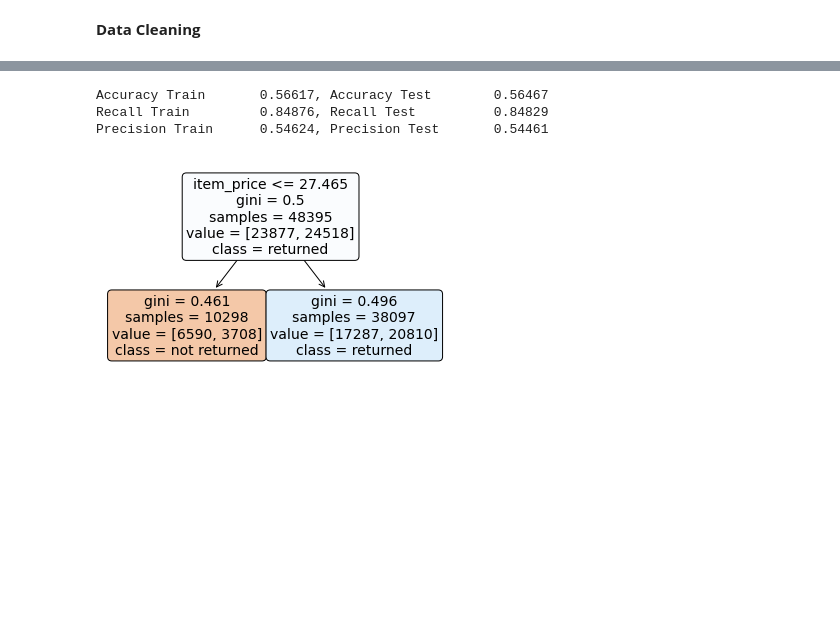
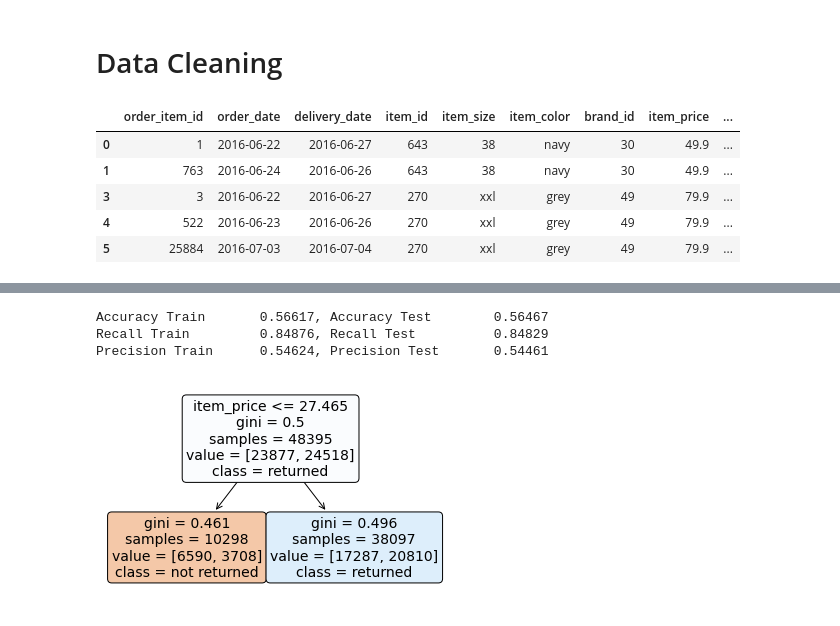
Before and after one commit to P-AEL/ML-Projekt, a Jupyter notebook: Flo/gradient_boosting.ipynb, the cells around one changed output, grey strips where cells are left out. Saved outputs shown, nothing was run; the diff lists cells and outputs as text; code cells hidden in the pictures; blank space fills up the shorter version.

```diff
--- a/Flo/gradient_boosting.ipynb
+++ b/Flo/gradient_boosting.ipynb
@@ -13,7 +10,7 @@ from sklearn.ensemble import HistGradientBoostingClassifier
 # %%
 df = pd.read_csv("retouren.csv")
 # %% [markdown]
-**Data Cleaning**
+# Data Cleaning
 # %%
 df["user_dob"] = pd.to_datetime(df.user_dob)
 df["user_reg_date"] = pd.to_datetime(df.user_reg_date)
@@ -40,0 +40,9 @@ df.drop(df[df.delivery_date.isna()].index, inplace=True)
+# %%
+df.head()
+# %% [output]
+|  | order_item_id | order_date | delivery_date | item_id | item_size | item_color | brand_id | item_price | ... |
+| 0 | 1 | 2016-06-22 | 2016-06-27 | 643 | 38 | navy | 30 | 49.9 | ... |
+| 1 | 763 | 2016-06-24 | 2016-06-26 | 643 | 38 | navy | 30 | 49.9 | ... |
+| 3 | 3 | 2016-06-22 | 2016-06-27 | 270 | xxl | grey | 49 | 79.9 | ... |
+| 4 | 522 | 2016-06-23 | 2016-06-26 | 270 | xxl | grey | 49 | 79.9 | ... |
+| 5 | 25884 | 2016-07-03 | 2016-07-04 | 270 | xxl | grey | 49 | 79.9 | ... |
```
Also changed, not shown: parts of 23 cells of this notebook.
